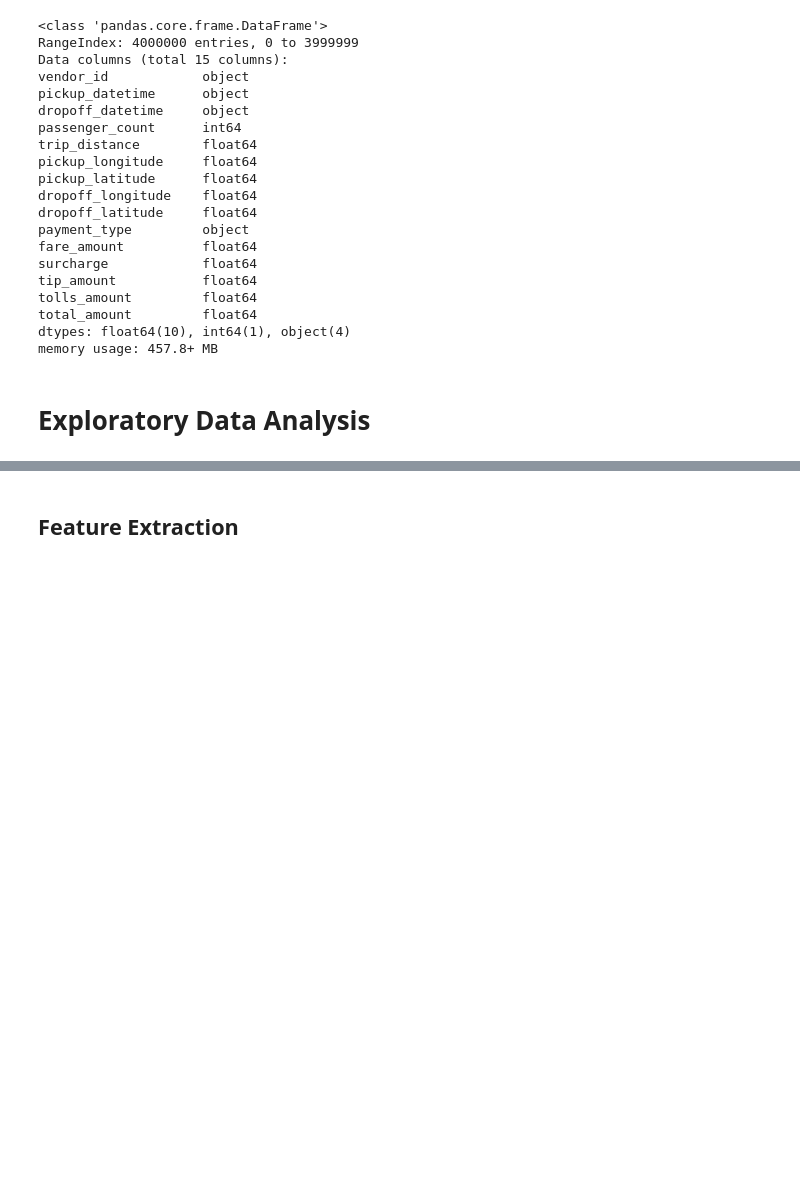
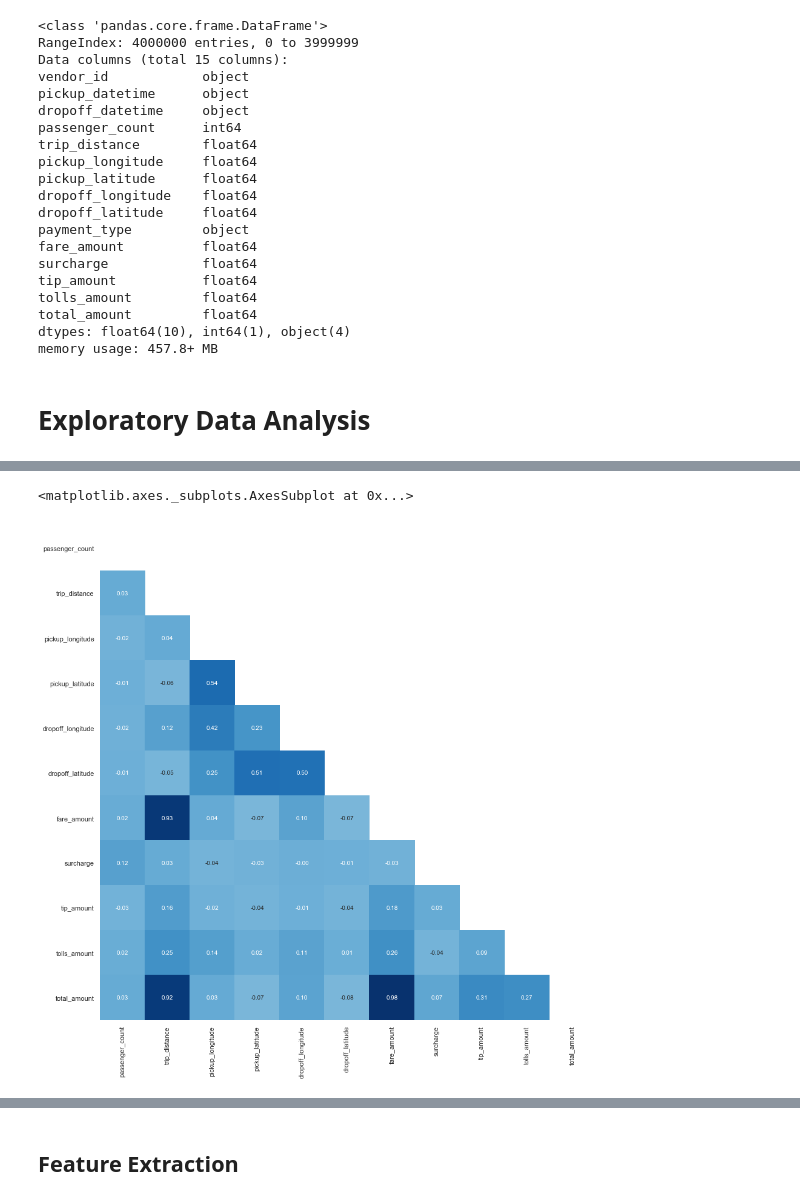
Before and after one commit to toniesteves/datasprint-analysis, a Jupyter notebook: Datasprints Analysis.ipynb, the cells around one changed output, grey strips where cells are left out. Cells and saved outputs as stored; diff of their text form; code cells hidden in the pictures; blank space fills up the shorter version.

```diff
--- a/Datasprints Analysis.ipynb
+++ b/Datasprints Analysis.ipynb
@@ -101,10 +101,13 @@ taxi_trips.head()
 | 3 | VTS | 2009-09-24T08:28:09.004451+00:00 | 2009-09-24T08:41:56.739991+00:00 | 1 | 4.13 | -74.001117 | ... |
 | 4 | VTS | 2009-10-29T05:50:39.214629+00:00 | 2009-10-29T05:57:22.880174+00:00 | 1 | 2.03 | -73.976600 | ... |
 # %%
-# corr = data.corr(method='spearman')
-# mask = np.zeros_like(corr)
-# mask[np.triu_indices_from(mask)] = True
-# fig, ax = plt.subplots()
-# ax.figure.set_size_inches(15, 15)
-# sns.heatmap(corr, ax=ax, annot=True,  mask=mask, fmt='.2f', cbar=False, square=True, cmap=plt.cm.Blues, center=0)
+corr = taxi_trips.corr(method='spearman')
+mask = np.zeros_like(corr)
+mask[np.triu_indices_from(mask)] = True
+fig, ax = plt.subplots()
+ax.figure.set_size_inches(15, 15)
+sns.heatmap(corr, ax=ax, annot=True,  mask=mask, fmt='.2f', cbar=False, square=True, cmap=plt.cm.Blues, center=0)
+# %% [output]
+<matplotlib.axes._subplots.AxesSubplot at 0x...>
+[figure, added]
 # %%
```
Also changed, not shown: parts of 4 cells of this notebook, 9 other files.
